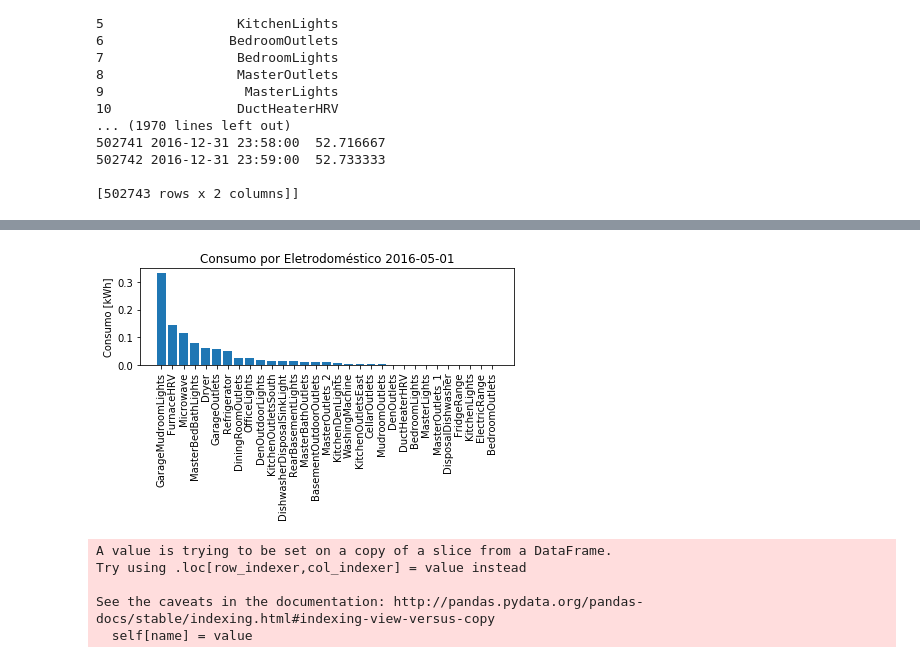
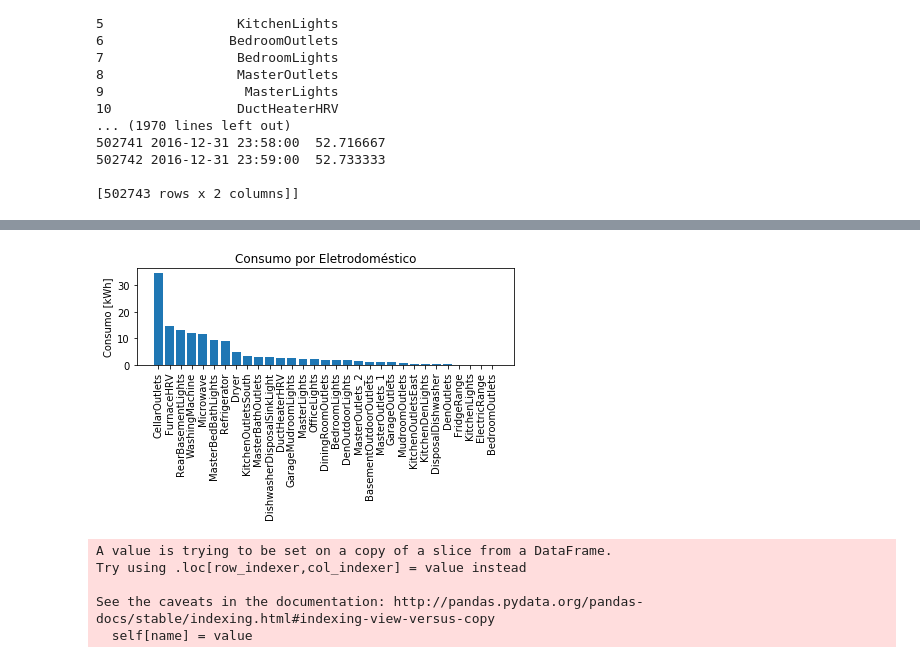
Before and after one commit to tiagoyukio12/TCC-2019, a Jupyter notebook: predicao/predicao.ipynb, the cells around one changed output, grey strips where cells are left out. Drawn from its saved outputs; the diff is of its cells as text; code cells hidden in the pictures.

```diff
--- a/predicao/predicao.ipynb
+++ b/predicao/predicao.ipynb
@@ -198,7 +199,7 @@ def qry_daily_cons_channel(start, end, i_channel):
 # Plot daily consumption for each channel for all period available
 day_cons = []
 for i in range(len(channels)):
-    query = qry_daily_cons_channel('2016-01-17', '2016-01-25 00:00:05', i + 1)
+    query = qry_daily_cons_channel('2016-01-01', '2016-12-31', i + 1)
 
     cons = pd.read_csv(StringIO(query), delimiter=',', header=0, usecols=[1, 2])
     cons.t = pd.to_datetime(cons.t)
@@ -250,8 +251,10 @@ def qry_total_cons_all(start, end, percentage=False):
         # Aggregate consumption
         cons = ch_period['pot'].sum()
 
-        # Convert to kWh. Period between measures is 2.5 s
-        cons *= 2.5 / (1e3 * 3600)
+        # Convert to kWh
+        dt = ch.t[1] - ch.t[0]
+        dt = dt/np.timedelta64(1, 's')
+        cons *= dt / (1e3 * 3600)
 
         # Add total consumption of channel i to day_cons hash map
         appliance_name = labels.iloc[i]['name']
@@ -263,39 +266,38 @@ def qry_total_cons_all(start, end, percentage=False):
                 total_cons[appliance_name + '_2'] = cons
 
     if percentage == True:
         sum = 0
         for key, value in total_cons.items():
             sum += value
         for key, value in total_cons.items():
             total_cons[key] /= sum
 
     sorted_cons = sorted(total_cons.items(), key=operator.itemgetter(1), reverse=True)
 
     result = ','.join([item[0] for item in sorted_cons]) + '\n'
     result += ','.join([str(item[1]) for item in sorted_cons])
     return result
 
-
-query = qry_total_cons_all('2016-05-01', '2016-05-02', percentage=True)
+start_date = pd.to_datetime('2016-01-01')
+end_date = start_date + pd.to_timedelta('7 days')
+query = qry_total_cons_all(start_date, end_date, percentage=False)
 
 f = StringIO(query)
 qry_reader = csv.reader(f, delimiter=',')
 sorted_cons = []
 for row in qry_reader:
     sorted_cons.append(row)
 
 for i in range(len(sorted_cons[1])):
     sorted_cons[1][i] = float(sorted_cons[1][i])
 
-plt.title('Consumo por Eletrodoméstico 2016-05-01')
+plt.title('Consumo por Eletrodoméstico')
 plt.bar(sorted_cons[0], sorted_cons[1])
 plt.ylabel('Consumo [kWh]')
 plt.xticks(rotation=90)
 plt.savefig('plot/day-05-01/by_channel.png')
-
-#### Arrumar taxa de conversão p 1, 15 e 30 min
 # %% [output]
-[figure, old version]
+[figure, new version]
 # %%
 # ARMA and ARIMA forecast
 days_predicted = 7
```
Also changed, not shown: parts of 5 cells of this notebook.
